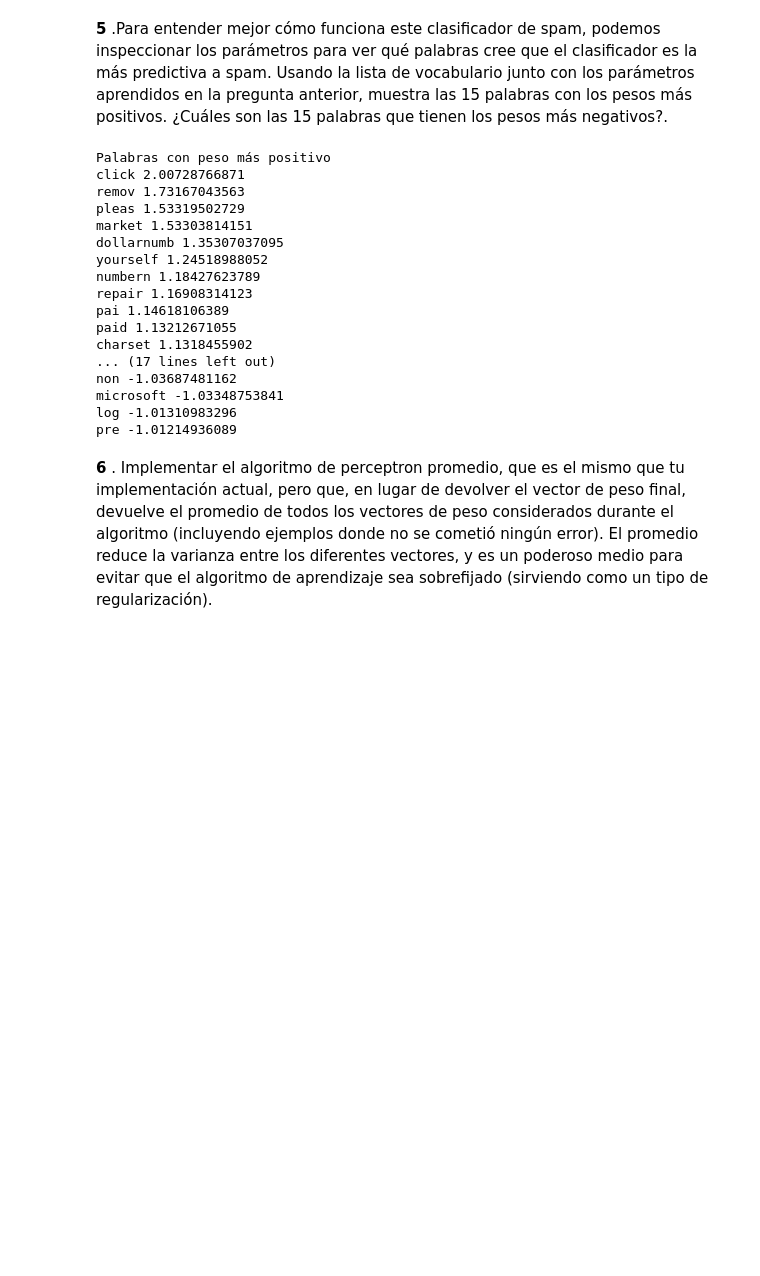
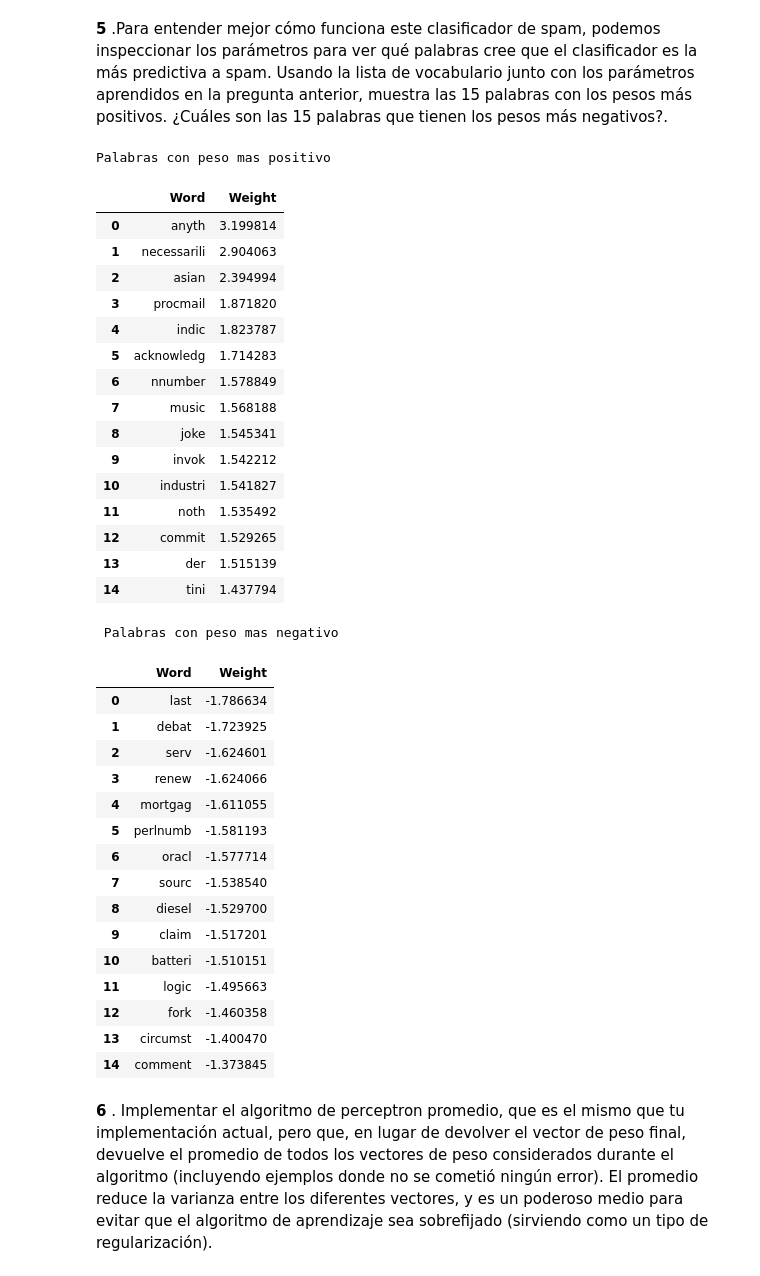
Before and after one commit to FrankCano/segunda-asignacion-del-curso-cm-072-lab4-rats, a Jupyter notebook: AsignacionML2.ipynb, the cells around one changed output. Saved outputs shown, nothing was run; the diff lists cells and outputs as text; code cells hidden in the pictures; blank space fills up the shorter version.

```diff
--- a/AsignacionML2.ipynb
+++ b/AsignacionML2.ipynb
@@ -219,6 +234,10 @@ Para el caso  `w·x = 0`, predecir la clase +1 (spam). Para este ejercicio, no e
 
 La función `prueba_perceptron(w, datos)` debe tomar como entrada el vector de peso `w`  (el vector de clasificación a utilizar) y un conjunto de ejemplos. La función debe devolver el error de prueba, es decir, la fracción de ejemplos que son mal clasificados por w.
 # %%
+def activacion(x):
+    for i in range(len(x)):
+        x[i] = 1 if x[i] > 0 else 0
+    return x
 def entrenamiento_perceptron(x ,yt): # x dataframe con caracteristicas, yt series a predecir
     yt = yt.values.astype(np.float64)
     w = np.random.rand(x.shape[1]+1) # vector de pesos aleatorios
@@ -286,31 +305,61 @@ Error de validacion: 0.02
 # %%
 # Obtenemos los indices de los pesos ordenados ascendente y descendentemente
 asc = np.argsort(w)
 desc = asc[::-1] #invertimos el orden
-print 'Palabras con peso más positivo'
+words_imp = []
+weight = []
 for i in range(15):
-    print words.iloc[desc[i]],w[desc[i]]
-print '\nPalabras con peso más negativo'
+    words_imp.append(words.iloc[desc[i]])
+    weight.append(w[desc[i]])
+positive = pd.DataFrame(words_imp,columns = ['Word'])
+positive['Weight'] = weight
+#display(positive)
+del words_imp[:]
+del weight[:]
 for i in range(15):
-    print words.iloc[asc[i]],w[asc[i]]
+    words_imp.append(words.iloc[asc[i]])
+    weight.append(w[asc[i]])
+negative = pd.DataFrame(words_imp,columns = ['Word'])
+negative['Weight'] = weight
+print("Palabras con peso mas positivo")
+display(positive)
+print("\n Palabras con peso mas negativo")
+display(negative)
 # %% [output]
-Palabras con peso más positivo
-click 2.00728766871
-remov 1.73167043563
-pleas 1.53319502729
-market 1.53303814151
-dollarnumb 1.35307037095
-yourself 1.24518988052
-numbern 1.18427623789
-repair 1.16908314123
-pai 1.14618106389
-paid 1.13212671055
-charset 1.1318455902
-... (17 lines left out)
-non -1.03687481162
-microsoft -1.03348753841
-log -1.01310983296
-pre -1.01214936089
+Palabras con peso mas positivo
+|  | Word | Weight |
+| 0 | anyth | 3.199814 |
+| 1 | necessarili | 2.904063 |
+| 2 | asian | 2.394994 |
+| 3 | procmail | 1.871820 |
+| 4 | indic | 1.823787 |
+| 5 | acknowledg | 1.714283 |
+| 6 | nnumber | 1.578849 |
+| 7 | music | 1.568188 |
+| 8 | joke | 1.545341 |
+| 9 | invok | 1.542212 |
+| 10 | industri | 1.541827 |
+| 11 | noth | 1.535492 |
+| 12 | commit | 1.529265 |
+| 13 | der | 1.515139 |
+| 14 | tini | 1.437794 |
+ Palabras con peso mas negativo
+|  | Word | Weight |
+| 0 | last | -1.786634 |
+| 1 | debat | -1.723925 |
+| 2 | serv | -1.624601 |
+| 3 | renew | -1.624066 |
+| 4 | mortgag | -1.611055 |
+| 5 | perlnumb | -1.581193 |
+| 6 | oracl | -1.577714 |
+| 7 | sourc | -1.538540 |
+| 8 | diesel | -1.529700 |
+| 9 | claim | -1.517201 |
+| 10 | batteri | -1.510151 |
+| 11 | logic | -1.495663 |
+| 12 | fork | -1.460358 |
+| 13 | circumst | -1.400470 |
+| 14 | comment | -1.373845 |
 # %% [markdown]
 **6** . Implementar el algoritmo de perceptron promedio, que es el mismo que tu implementación actual, pero que, en lugar de devolver el vector de peso final, devuelve el promedio de todos los vectores de peso considerados durante el algoritmo (incluyendo ejemplos donde no se cometió ningún error). El promedio reduce la varianza entre los diferentes vectores, y es un poderoso medio para evitar que el algoritmo de aprendizaje sea sobrefijado (sirviendo como un tipo de regularización).
 # %%
```
Also changed, not shown: parts of 10 cells of this notebook.
